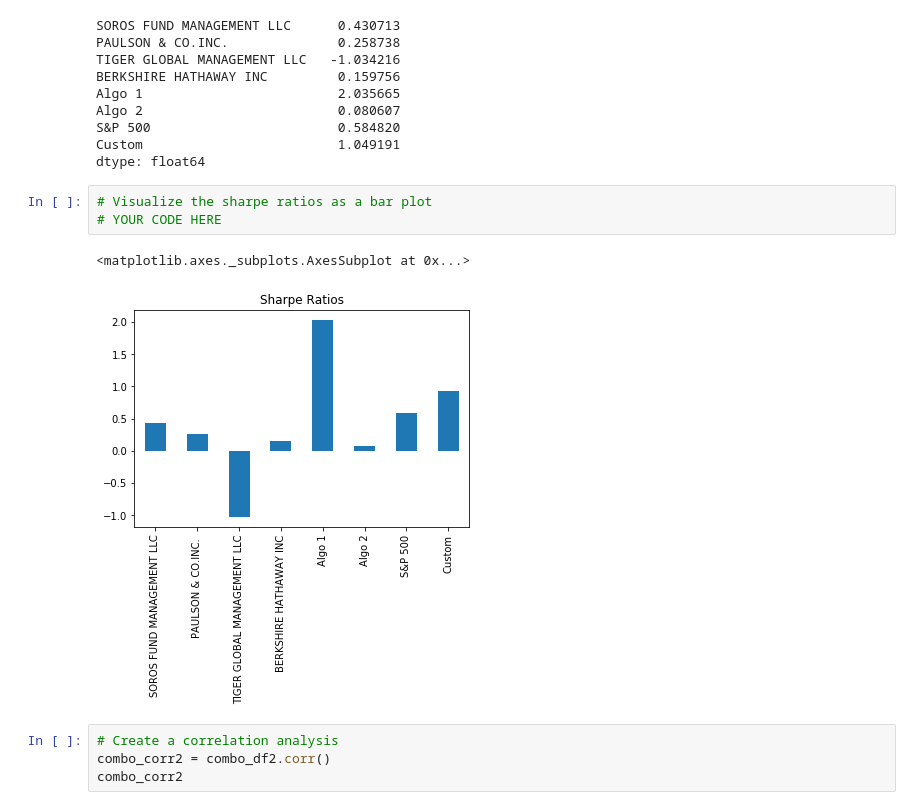
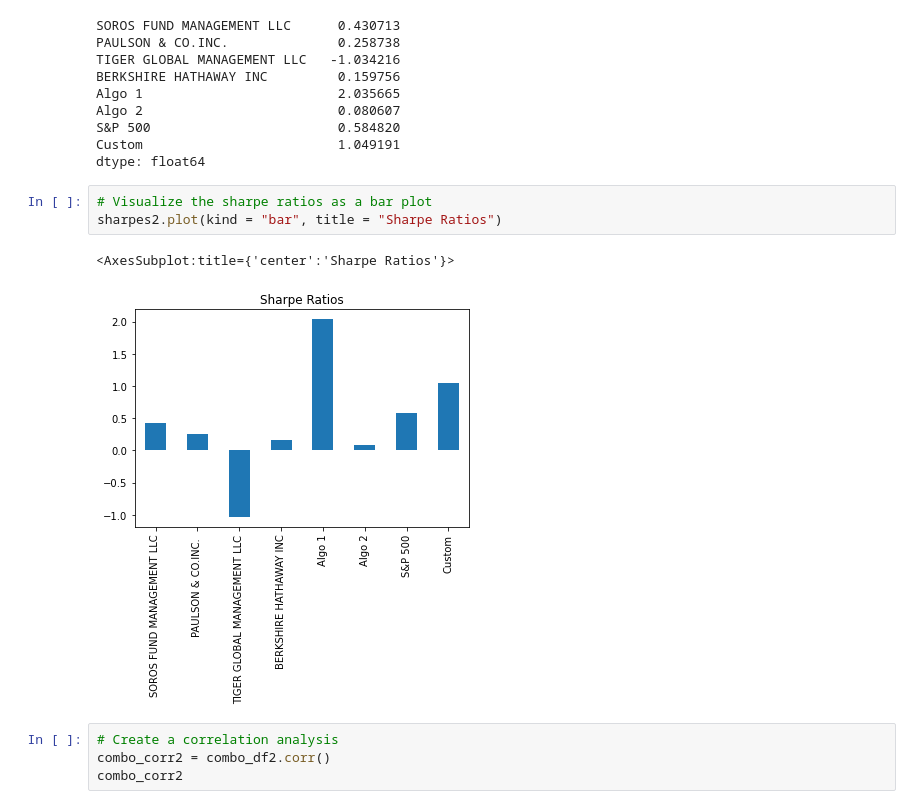
Before and after one commit to albertlk/UCBFinTech, a Jupyter notebook: Homework/04-Pandas/whale_analysis.ipynb, the cells around one changed output. Cells and saved outputs as stored; diff of their text form.

```diff
--- a/Homework/04-Pandas/whale_analysis.ipynb
+++ b/Homework/04-Pandas/whale_analysis.ipynb
@@ -543,10 +543,10 @@ Custom                         1.049191
 dtype: float64
 # %%
 # Visualize the sharpe ratios as a bar plot
-# YOUR CODE HERE
+sharpes2.plot(kind = "bar", title = "Sharpe Ratios")
 # %% [output]
-<matplotlib.axes._subplots.AxesSubplot at 0x...>
+<AxesSubplot:title={'center':'Sharpe Ratios'}>
-[figure, old version]
+[figure, new version]
 # %%
 # Create a correlation analysis
 combo_corr2 = combo_df2.corr()
```
Also changed, not shown: 3 other files.
